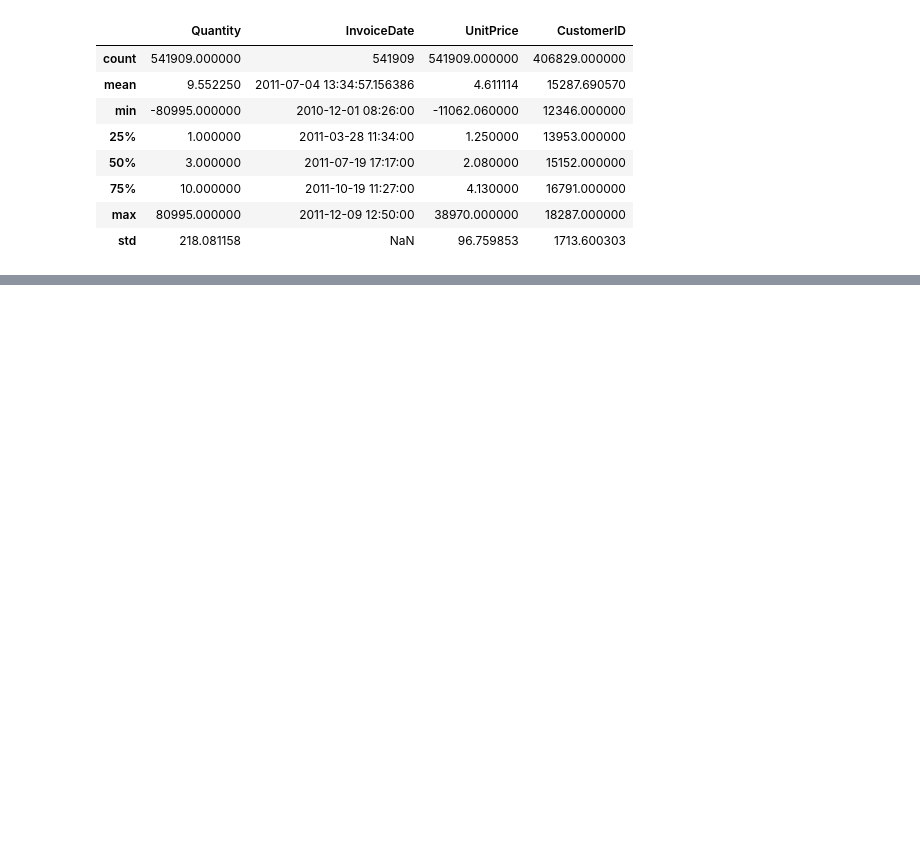
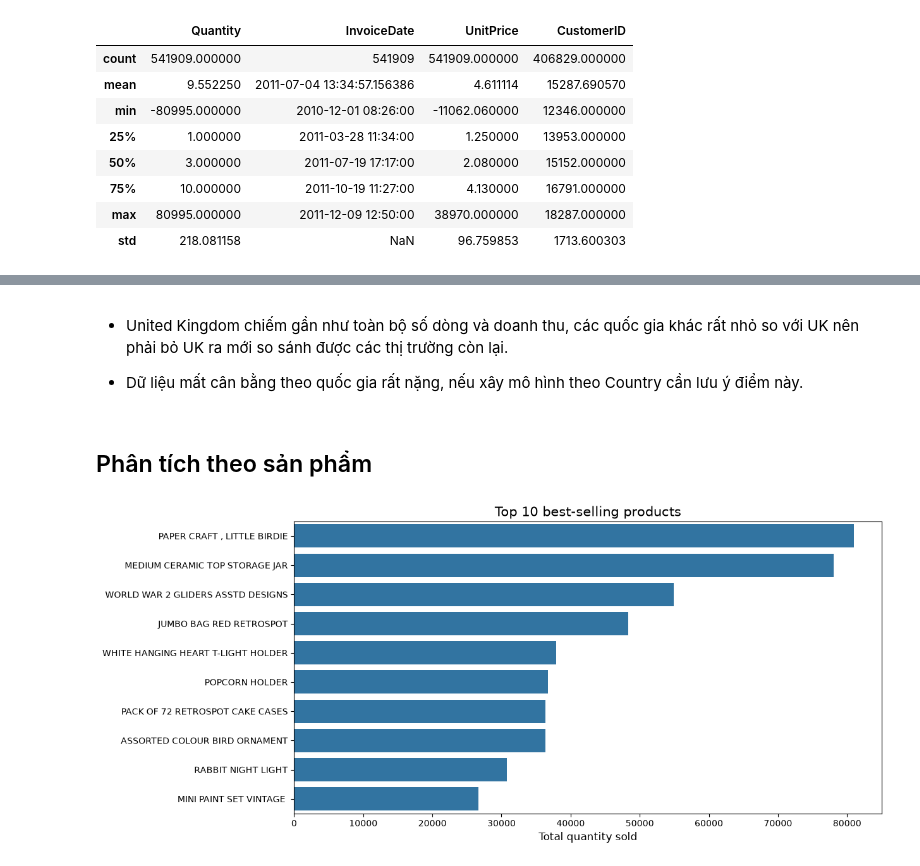
Before and after one commit to qannee/machine_learning, a Jupyter notebook: lab05/Lab1_EDA/3_OnlineRetail_EDA_hieu.ipynb, the cells around one changed output, grey strips where cells are left out. Saved outputs shown, nothing was run; the diff lists cells and outputs as text; code cells hidden in the pictures; blank space fills up the shorter version.

```diff
--- a/lab05/Lab1_EDA/3_OnlineRetail_EDA_hieu.ipynb
+++ b/lab05/Lab1_EDA/3_OnlineRetail_EDA_hieu.ipynb
@@ -98,0 +284,17 @@ df.describe()
+# %% [markdown]
+* United Kingdom chiếm gần như toàn bộ số dòng và doanh thu, các quốc gia khác rất nhỏ so với UK nên phải bỏ UK ra mới so sánh được các thị trường còn lại.
+
+* Dữ liệu mất cân bằng theo quốc gia rất nặng, nếu xây mô hình theo Country cần lưu ý điểm này.
+# %% [markdown]
+## Phân tích theo sản phẩm
+# %%
+top_products = df_clean.groupby('Description')['Quantity'].sum().sort_values(ascending=False).head(10).reset_index()
+
+plt.figure(figsize=(12,6))
+ax = sns.barplot(data=top_products, x='Quantity', y='Description')
+ax.set_xlabel('Total quantity sold', fontsize=12)
+ax.set_ylabel('')
+ax.set_title('Top 10 best-selling products', fontsize=15)
+plt.show()
+# %% [output]
+[figure, added]
```
Also changed, not shown: parts of 35 cells of this notebook, 4 other files.
